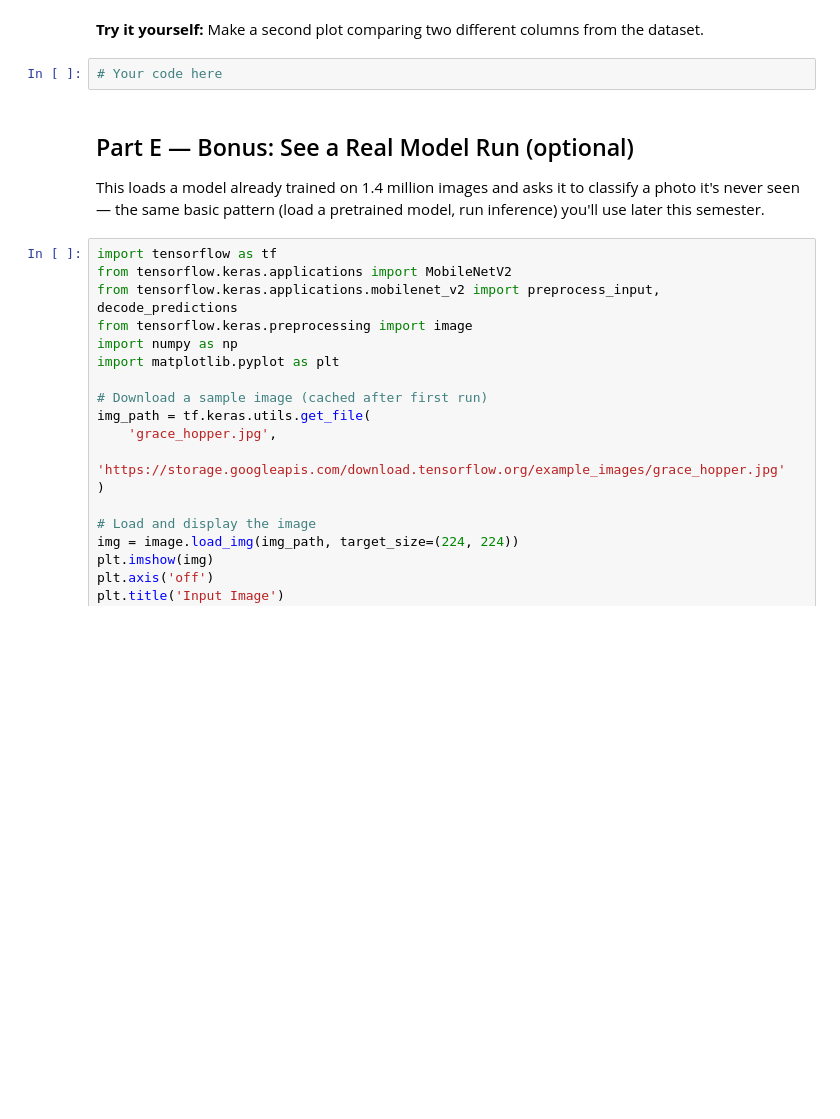
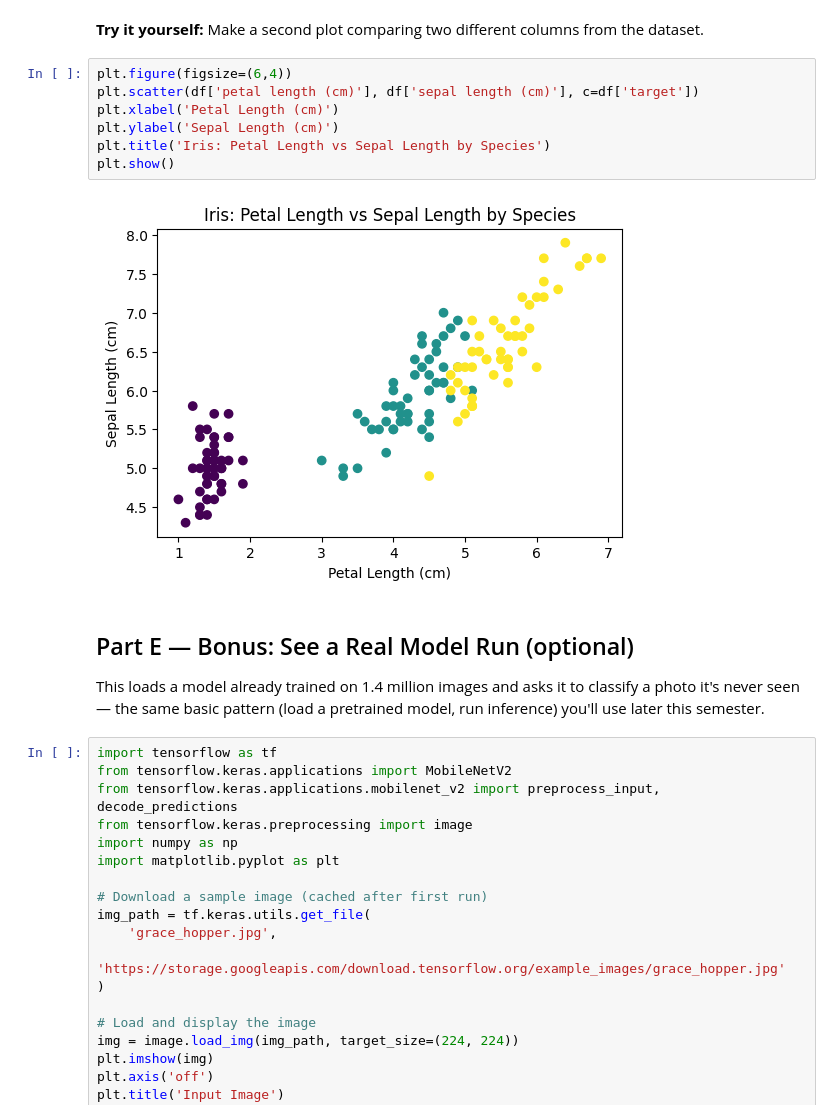
Before and after one commit to natiminota675-arch/IT480-FA26, a Jupyter notebook: Lab0/hello_deep_learning.ipynb, the cells around one changed output. Saved outputs shown, nothing was run; the diff lists cells and outputs as text; blank space fills up the shorter version.

```diff
--- a/Lab0/hello_deep_learning.ipynb
+++ b/Lab0/hello_deep_learning.ipynb
@@ -85,7 +108,14 @@ plt.show()
 # %% [markdown]
 **Try it yourself:** Make a second plot comparing two different columns from the dataset.
 # %%
-# Your code here
+plt.figure(figsize=(6,4))
+plt.scatter(df['petal length (cm)'], df['sepal length (cm)'], c=df['target'])
+plt.xlabel('Petal Length (cm)')
+plt.ylabel('Sepal Length (cm)')
+plt.title('Iris: Petal Length vs Sepal Length by Species')
+plt.show()
+# %% [output]
+[figure, added]
 # %% [markdown]
 ## Part E — Bonus: See a Real Model Run (optional)
 
```
Also changed, not shown: parts of 3 cells of this notebook.
